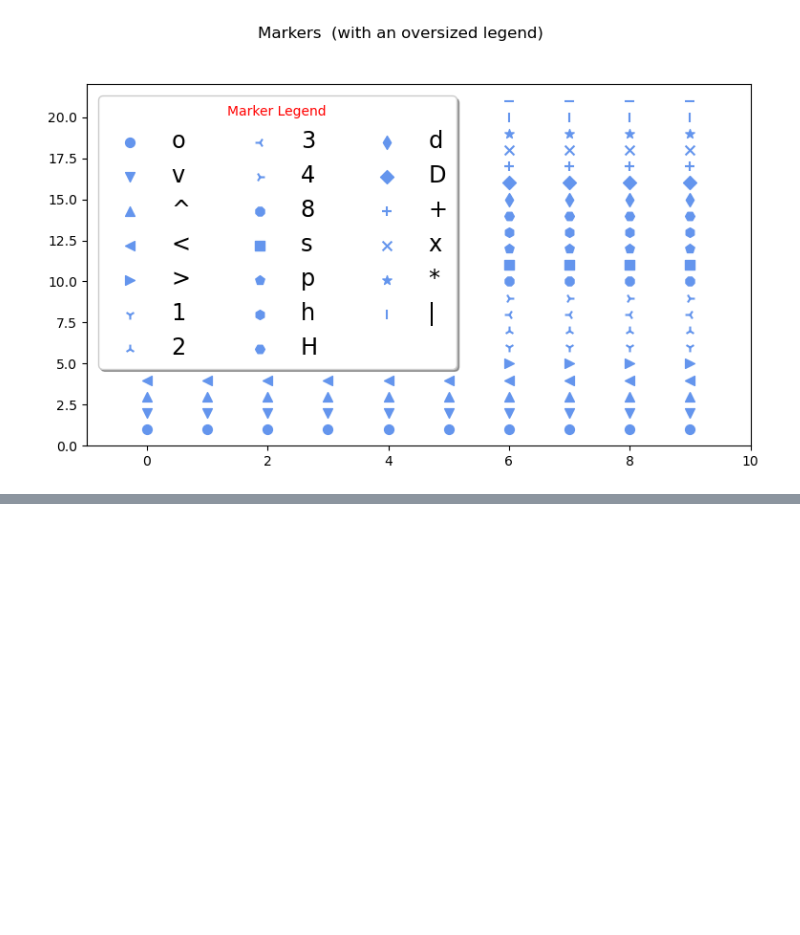
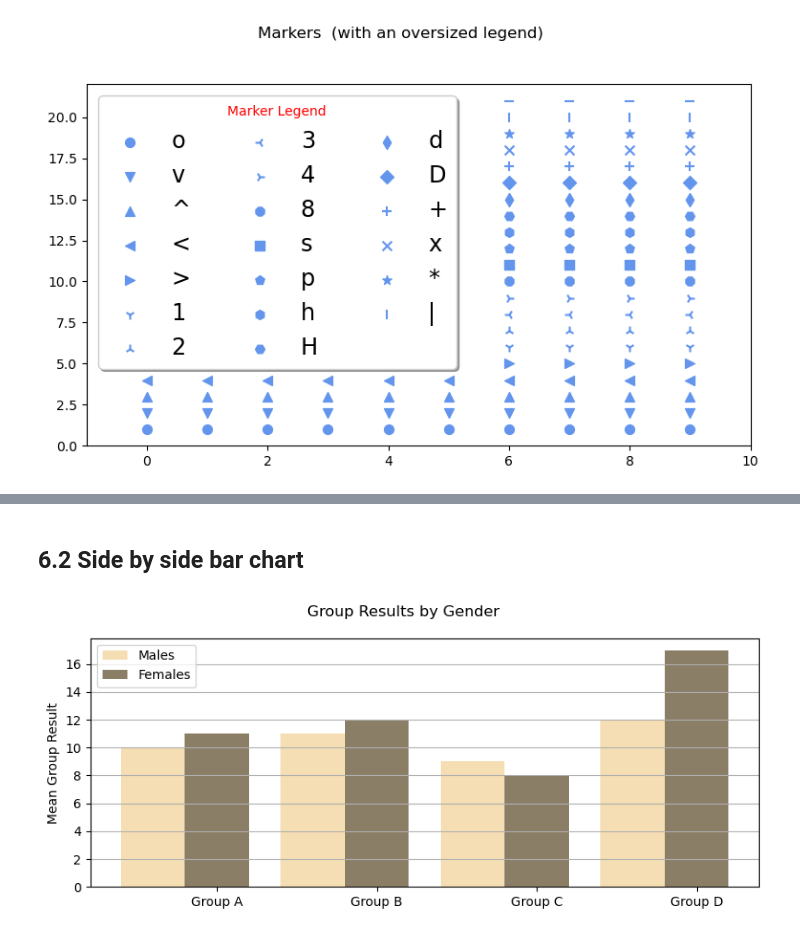
Before and after one commit to AsfariaChowdhury/LearningAI, a Jupyter notebook: Asfaria_Matplotlib_CheetSheet.ipynb, the cells around one changed output, grey strips where cells are left out. Saved outputs shown, nothing was run; the diff lists cells and outputs as text; code cells hidden in the pictures; blank space fills up the shorter version.

```diff
--- a/Asfaria_Matplotlib_CheetSheet.ipynb
+++ b/Asfaria_Matplotlib_CheetSheet.ipynb
@@ -278,0 +321,28 @@ fig.savefig('filename8.png',dpi=125)
+# %% [markdown]
+## 6.2 Side by side bar chart
+# %%
+# get the data
+before = np.array([10,11,9,12])
+after = np.array([11,12,8,17])
+labels = ['Group ' +
+          x for x in list('ABCD')]
+
+# the plot - left then right
+fig, ax = plt.subplots(figsize=(8,3.5))
+width = 0.4 # bar width
+xlocs = np.arange(len(before))
+ax.bar(xlocs - width,
+      before, width, color='wheat', label='Males')
+ax.bar(xlocs, after, width, color='#8B7E66', label='Females')
+
+# labels, grids and title, then save
+ax.set_xticks(ticks=range(len(before)))
+ax.set_xticklabels(labels)
+ax.yaxis.grid(True)
+ax.legend(loc='best')
+ax.set_ylabel('Mean Group Result')
+fig.suptitle('Group Results by Gender')
+fig.tight_layout(pad=1)
+fig.savefig('filename10.png',dpi=125)
+# %% [output]
+[figure, added]
```
Also changed, not shown: parts of 18 cells of this notebook.
